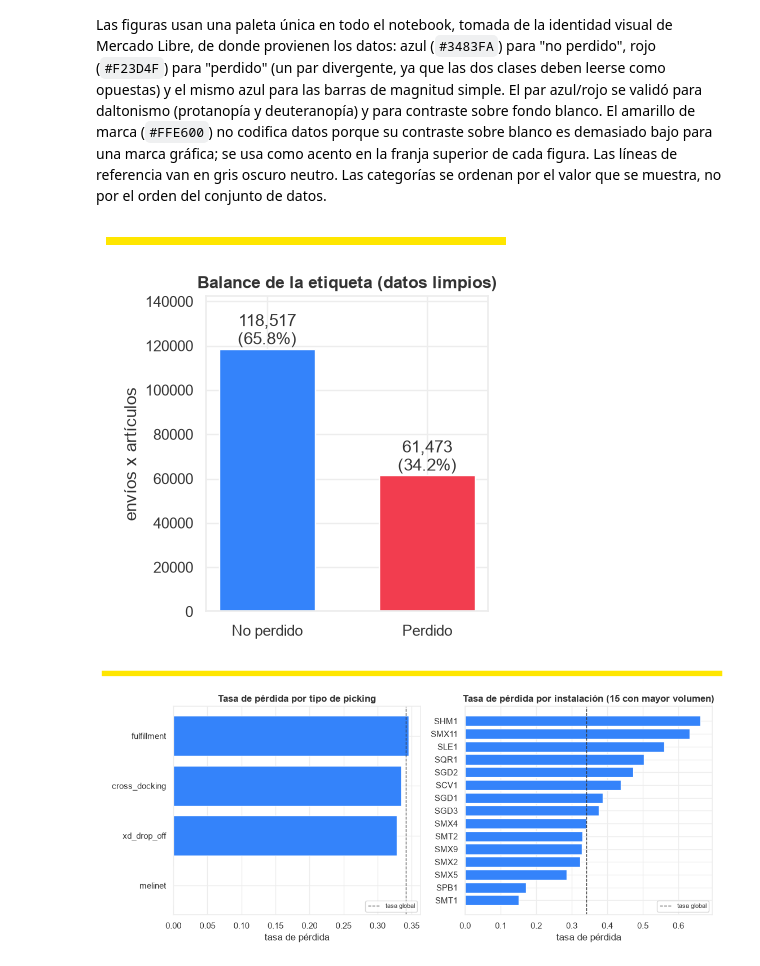
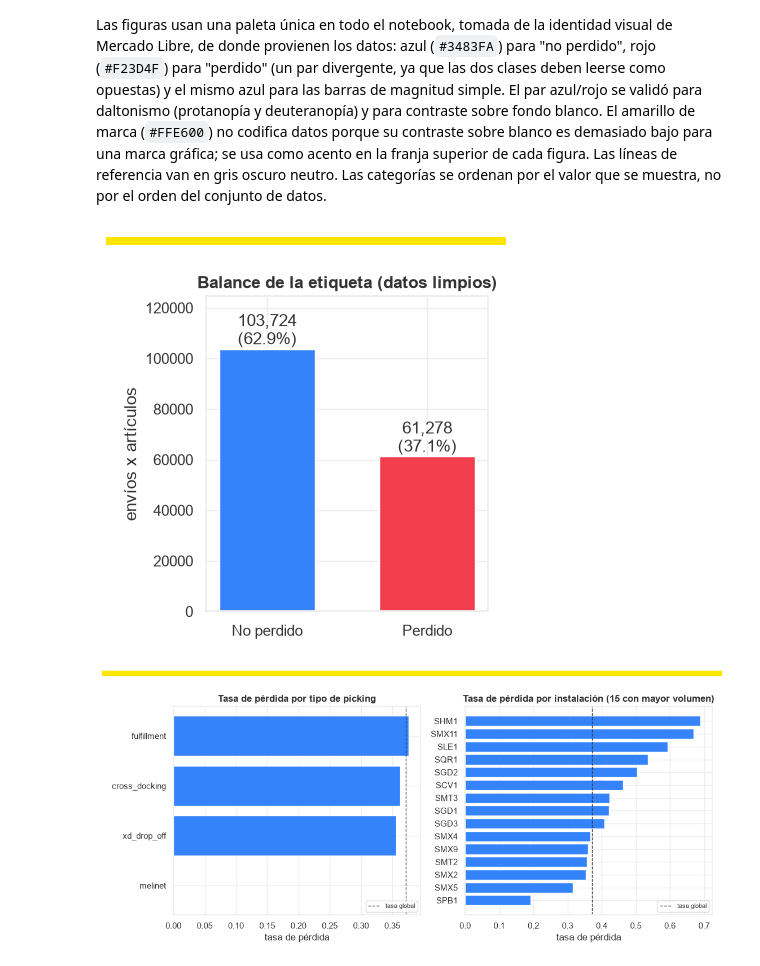
Before and after one commit to aristotekean/riskship-rna, a Jupyter notebook: notebooks/rna_shipment_loss.ipynb, the cells around one changed output. Cells and saved outputs as stored; diff of their text form; code cells hidden in the pictures.

```diff
--- a/notebooks/rna_shipment_loss.ipynb
+++ b/notebooks/rna_shipment_loss.ipynb
@@ -418,11 +472,22 @@ def preprocess(raw: pd.DataFrame) -> pd.DataFrame:
     # de date_status_0 en los que se observan ambas clases, calculados a
     # partir de los datos y no fijados a mano.
     month = frame[DATE_COLUMN].dt.to_period("M")
-    classes_per_month = frame.groupby(month)[LABEL].nunique()
-    valid_months = classes_per_month[classes_per_month == 2].index
+    month_stats = frame.groupby(month)[LABEL].agg(["nunique", "mean"])
+    valid_months = list(month_stats.index[month_stats["nunique"] == 2])
+
+    # "Ambas clases presentes" no basta: un mes final puede tener unos pocos
+    # positivos y aun así una etiqueta inmadura. Se descartan los meses
+    # finales cuya tasa de pérdida queda por debajo de MATURITY_RATIO veces la
+    # mediana mensual.
+    maturity_floor = MATURITY_RATIO * month_stats.loc[valid_months, "mean"].median()
+    immature_months = []
+    while valid_months and month_stats.loc[valid_months[-1], "mean"] < maturity_floor:
+        immature_months.insert(0, valid_months.pop())
+
     frame = frame.loc[month.isin(valid_months)]
-    print(f"meses válidos (ambas clases presentes): {[str(m) for m in valid_months]}")
-    print(f"filas tras restringir a los meses con ambas clases: {len(frame):,}")
+    print(f"meses válidos (ambas clases presentes y etiqueta madura): {[str(m) for m in valid_months]}")
+    print(f"meses finales descartados por etiqueta inmadura: {[str(m) for m in immature_months]}")
+    print(f"filas tras restringir a los meses válidos: {len(frame):,}")
 
     # Un TIPO_BULKY nulo significa "no voluminoso", no información faltante.
     frame["TIPO_BULKY"] = frame["TIPO_BULKY"].fillna("NONE")
@@ -505,15 +571,15 @@ ordenan por el valor que se muestra, no por el orden del conjunto de datos.
 # %%
 fig, ax = plt.subplots(figsize=(4, 4.2))
 counts = clean[LABEL].value_counts().sort_index()
 ax.bar(["No perdido", "Perdido"], counts.values, color=[COLOR_NOT_LOST, COLOR_LOST], width=0.6)
 ax.set_title("Balance de la etiqueta (datos limpios)")
 ax.set_ylabel("envíos x artículos")
 ax.set_ylim(0, counts.max() * 1.2)
 for i, v in enumerate(counts.values):
     ax.text(i, v, f"{v:,}\n({v / counts.sum():.1%})", ha="center", va="bottom")
-finish_figure(fig)
+finish_figure(fig, "balance_etiqueta")
 # %% [output]
-[figure, old version]
+[figure, new version]
 # %%
 def lost_rate_bar(ax, series, title, top_n=None):
     rate = clean.groupby(series, observed=True)[LABEL].mean().sort_values(ascending=False)
@@ -541,9 +607,9 @@ axes[1].axvline(clean[LABEL].mean(), color=COLOR_REFERENCE, linestyle="--", line
 axes[1].set_title("Tasa de pérdida por instalación (15 con mayor volumen)")
 axes[1].set_xlabel("tasa de pérdida")
 axes[1].legend(loc="lower right", fontsize=8)
-finish_figure(fig)
+finish_figure(fig, "tasa_perdida_picking_instalacion")
 # %% [output]
-[figure, old version]
+[figure, new version]
 # %%
 fig, ax = plt.subplots(figsize=(6.5, 4))
 rate_by_dow = clean.groupby("day_of_week", observed=True)[LABEL].mean()
```
Also changed, not shown: parts of 30 cells of this notebook, 2 other files.
